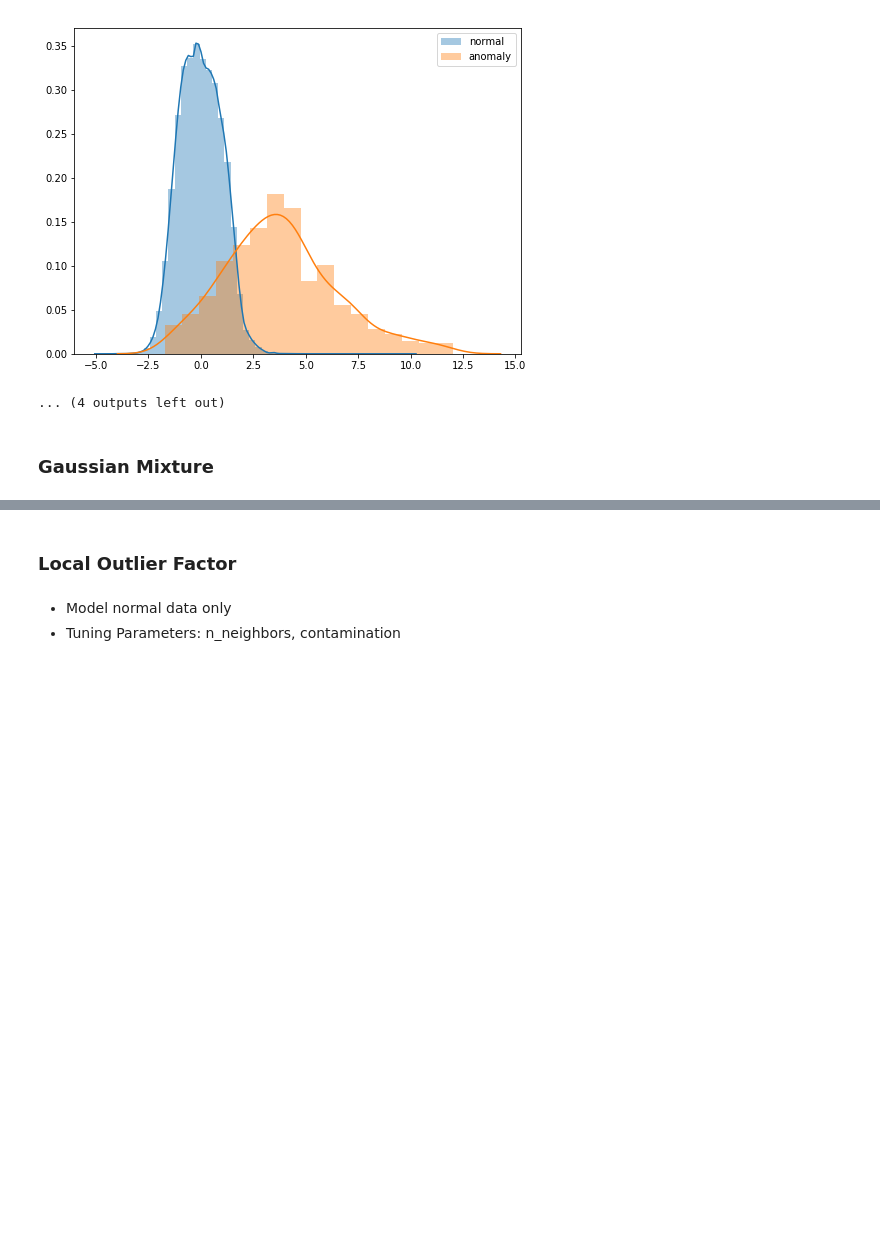
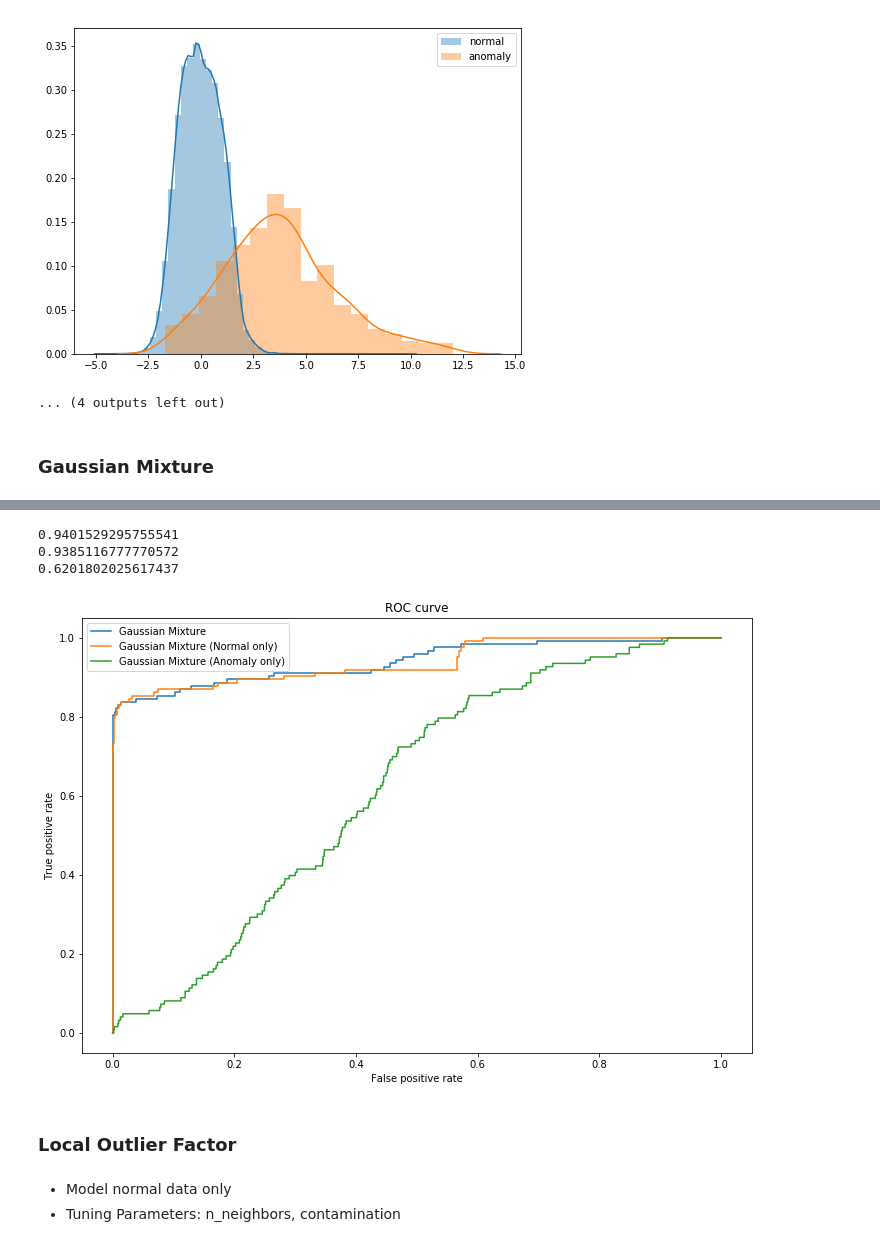
Before and after one commit to ZeyuJia/OutlierDetection, a Jupyter notebook: code/creditcard.ipynb, the cells around one changed output, grey strips where cells are left out. Cells and saved outputs as stored; diff of their text form; code cells hidden in the pictures; blank space fills up the shorter version.

```diff
--- a/code/creditcard.ipynb
+++ b/code/creditcard.ipynb
@@ -103,3 +204,33 @@ array([[28425,     7],
+# %%
+fig = plt.figure(figsize=(12, 8))
+
+x = test
+
+pred = - gmm_normal.score_samples(x.drop(columns=['Class'])) + gmm_anomaly.score_samples(x.drop(columns=['Class']))
+fpr, tpr, thresholds = roc_curve(y_true=x['Class'], y_score=pred)
+print(roc_auc_score(y_true=x['Class'], y_score=pred))
+plt.plot(fpr, tpr, label='Gaussian Mixture')
+
+pred = - gmm_normal.score_samples(x.drop(columns=['Class']))
+fpr, tpr, thresholds = roc_curve(y_true=x['Class'], y_score=pred)
+print(roc_auc_score(y_true=x['Class'], y_score=pred))
+plt.plot(fpr, tpr, label='Gaussian Mixture (Normal only)')
+
+pred = gmm_anomaly.score_samples(x.drop(columns=['Class']))
+fpr, tpr, thresholds = roc_curve(y_true=x['Class'], y_score=pred)
+print(roc_auc_score(y_true=x['Class'], y_score=pred))
+plt.plot(fpr, tpr, label='Gaussian Mixture (Anomaly only)')
+
+plt.xlabel('False positive rate')
+plt.ylabel('True positive rate')
+plt.title('ROC curve')
+plt.legend(loc='best')
+plt.show()
+# %% [output]
+0.9401529295755541
+0.9385116777770572
+0.6201802025617437
+[figure, added]
 # %% [markdown]
 ### Local Outlier Factor
 # %% [markdown]
```
Also changed, not shown: parts of 23 cells of this notebook.
